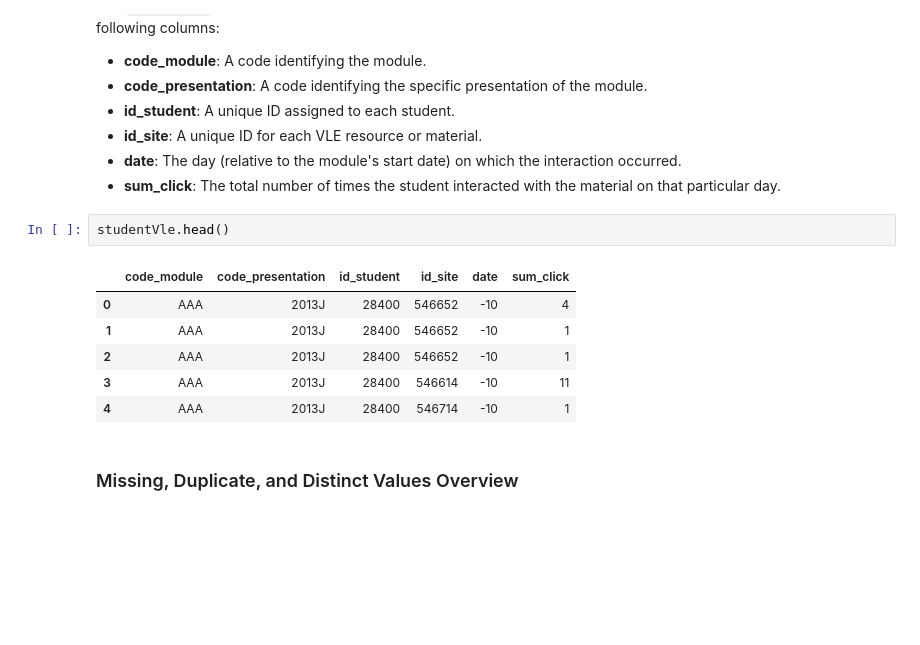
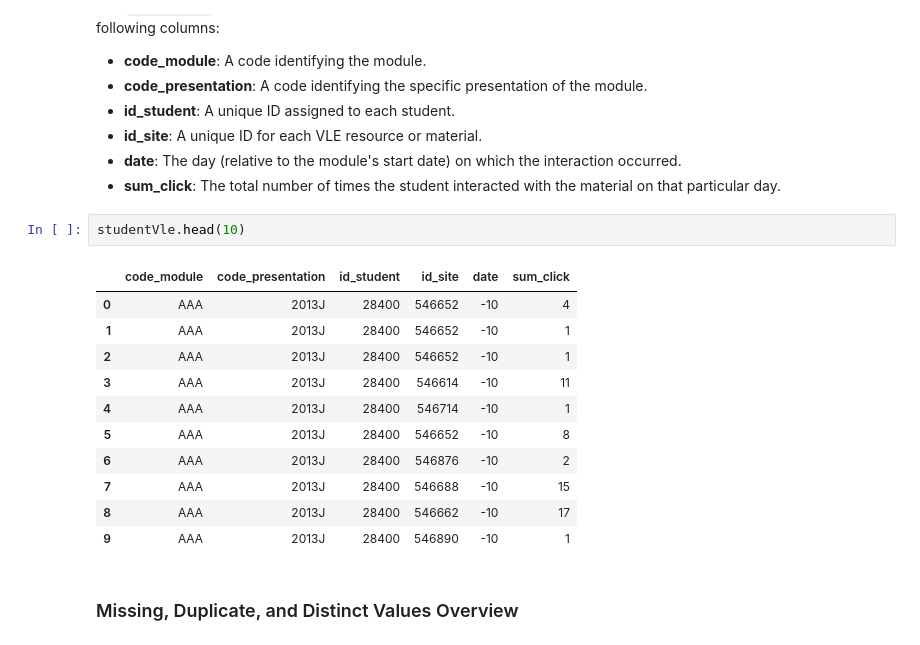
Before and after one commit to MScProjs/MScProject2025-Ali-Suhail, a Jupyter notebook: codes/jisc.ipynb, the cells around one changed output. Drawn from its saved outputs; the diff is of its cells as text; blank space fills up the shorter version.

```diff
--- a/codes/jisc.ipynb
+++ b/codes/jisc.ipynb
@@ -896,14 +1071,19 @@ The `studentVle` table records how students interact with online learning materi
 * **date**: The day (relative to the module's start date) on which the interaction occurred.
 * **sum\_click**: The total number of times the student interacted with the material on that particular day.
 # %%
-studentVle.head()
+studentVle.head(10)
 # %% [output]
 |  | code_module | code_presentation | id_student | id_site | date | sum_click |
 | 0 | AAA | 2013J | 28400 | 546652 | -10 | 4 |
 | 1 | AAA | 2013J | 28400 | 546652 | -10 | 1 |
 | 2 | AAA | 2013J | 28400 | 546652 | -10 | 1 |
 | 3 | AAA | 2013J | 28400 | 546614 | -10 | 11 |
 | 4 | AAA | 2013J | 28400 | 546714 | -10 | 1 |
+| 5 | AAA | 2013J | 28400 | 546652 | -10 | 8 |
+| 6 | AAA | 2013J | 28400 | 546876 | -10 | 2 |
+| 7 | AAA | 2013J | 28400 | 546688 | -10 | 15 |
+| 8 | AAA | 2013J | 28400 | 546662 | -10 | 17 |
+| 9 | AAA | 2013J | 28400 | 546890 | -10 | 1 |
 # %% [markdown]
 ### Missing, Duplicate, and Distinct Values Overview
 # %%
```
Also changed, not shown: parts of 141 cells of this notebook, 6 other files.
